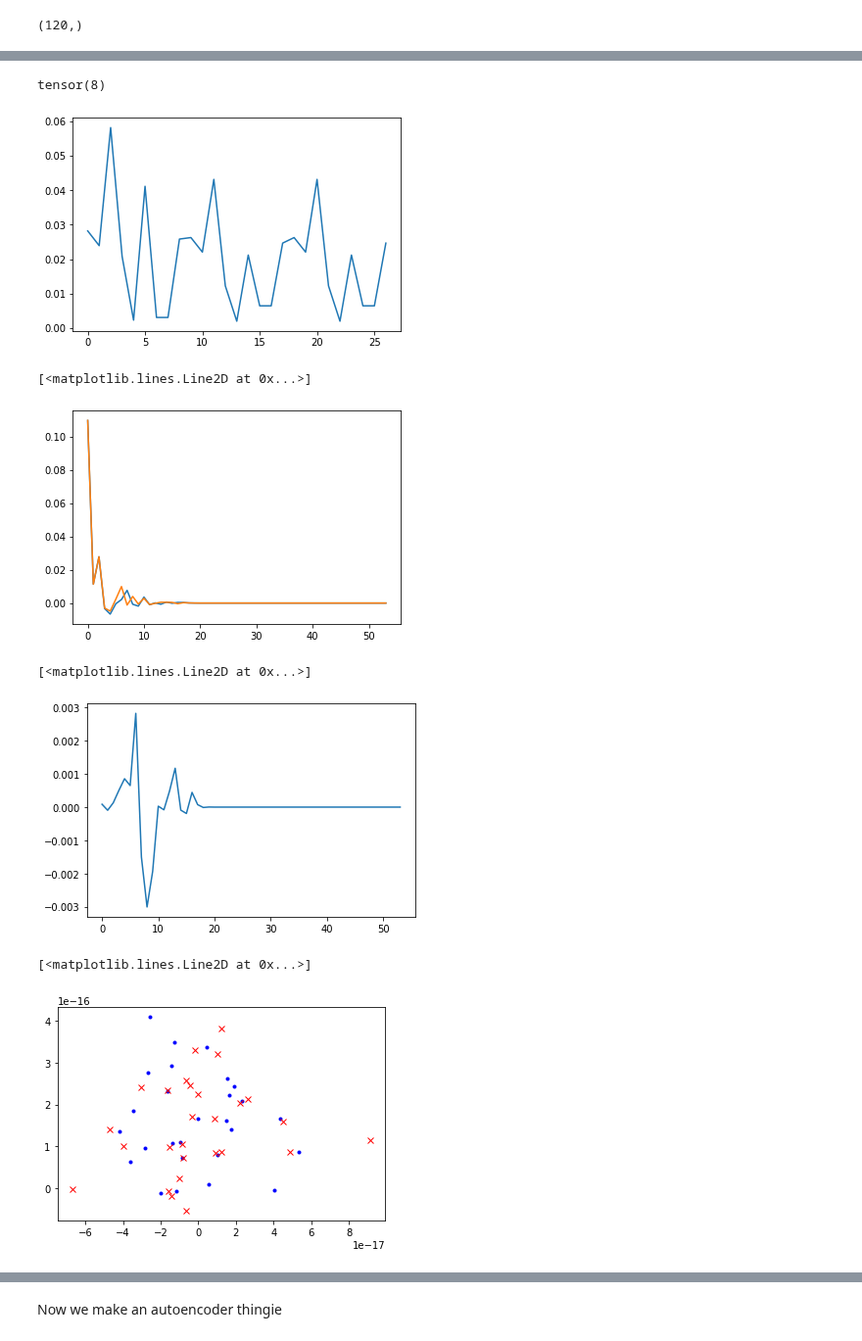
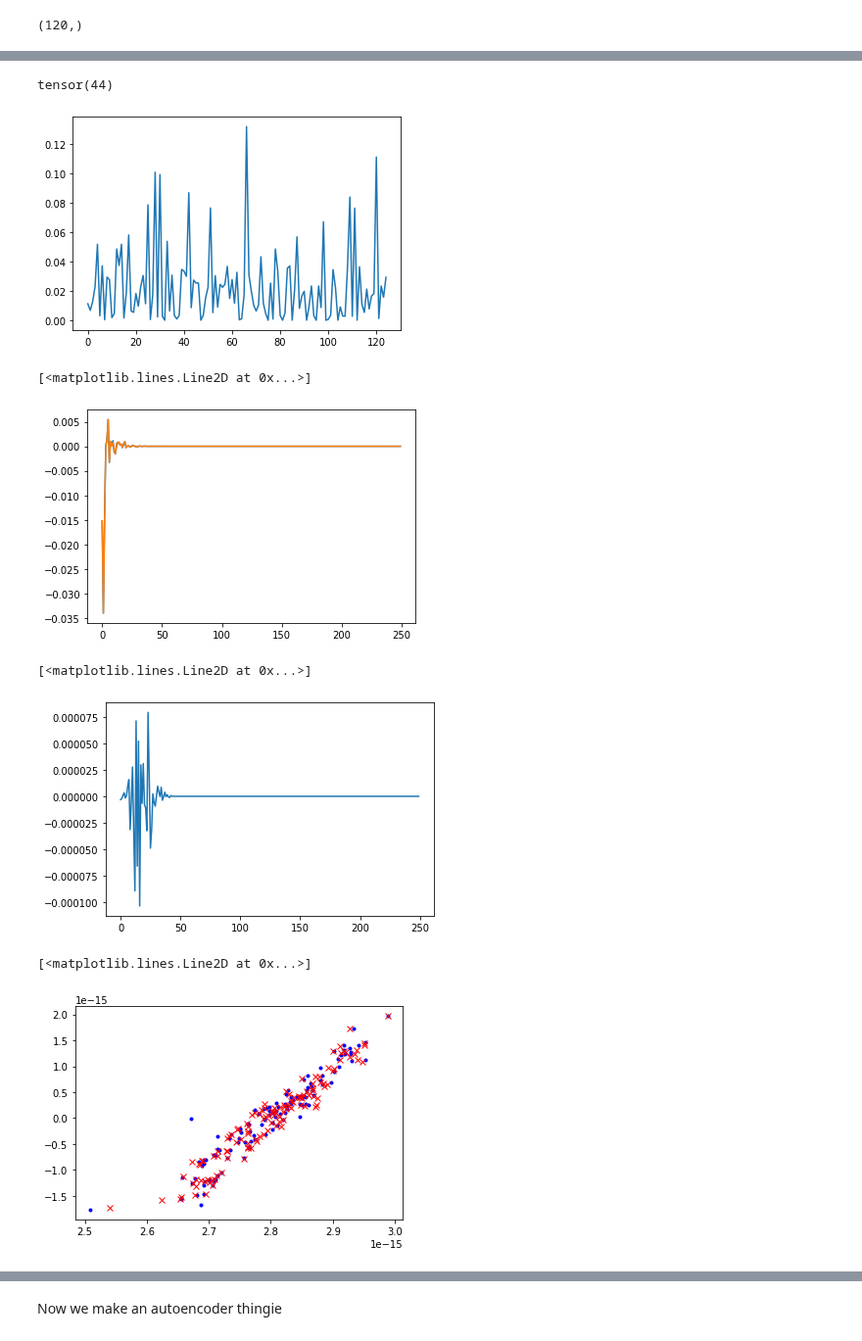
Before and after one commit to lab-cosmo/equistore-examples, a Jupyter notebook: three-center_feats.ipynb, the cells around one changed output, grey strips where cells are left out. Shown at 98% size. Saved outputs shown, nothing was run; the diff lists cells and outputs as text; code cells hidden in the pictures.

```diff
--- a/three-center_feats.ipynb
+++ b/three-center_feats.ipynb
@@ -32,11 +33,20 @@ from generate_bispectrum_structures import generate_nu3_degen_structs
 Generates a bunch of degenerate pairs - closer or farther from being actually symmetric
 # %%
 frames = []
-for psi in np.linspace(np.pi/3+np.pi/6, np.pi/3+np.pi*5/6, 3):
-    for dphi1 in np.linspace(np.pi*2/3 - 1.2, np.pi*2/3+0.4, 3):
-        for dphi2 in np.linspace(np.pi*2/3-0.7, np.pi*2/3+1.3, 3):
+for psi in np.linspace(np.pi/6, np.pi*5/6, 5):
+    for dphi1 in np.linspace(np.pi*2/3 - 1.2, np.pi*2/3+0.4, 5):
+        for dphi2 in np.linspace(np.pi*2/3-0.7, np.pi*2/3+1.3, 5):
             frames += generate_nu3_degen_structs(2, [0, dphi1, dphi1+dphi2],
                            psi, 1, np.sqrt(5), "Mg", "Mg", "Mg")
+# %%
+# shuffles keeping pairs together for easier analysis
+idx = np.asarray(range(len(frames)//2), dtype=int)
+np.random.shuffle(idx)
+nfr = []
+for i in idx:
+    nfr.append(frames[2*i])
+    nfr.append(frames[2*i+1])
+frames = nfr
 # %%
 cs = chemiscope.show(frames=frames, mode="structure", settings = {'structure': [{
    'axes': 'xyz',
@@ -51,3 +61,23 @@ StructureWidget(value='{"meta": {"name": " "}, "settings": {"structure": [{"axes
 for f in frames:
     f.cell = [100,100,100]
     f.positions += 50
+# %%
+hypers = {
+    "cutoff": 3.5,
+    "max_radial": 2,
+    "max_angular": 3,
+    "atomic_gaussian_width": 0.2,
+    "radial_basis": {"Gto": {}},
+    "cutoff_function": {"ShiftedCosine": {"width": 0.1}},
+    "center_atom_weight": 1.0,
+}
+calculator = SphericalExpansion(**hypers)
+rhoi = calculator.compute(frames)
+rhoi = rhoi.keys_to_properties(['species_neighbor'])
+rho1i = acdc_standardize_keys(rhoi)
+
+# selects only one environment
+rho1i = operations.slice(rho1i, samples=Labels(['center'],np.array([[0]], np.int32)) )
+norm = np.sqrt(np.sum([(b.values**2).sum(axis=(1,2)) for b in rho1i.blocks()],axis=0).mean())
+for b in rho1i.blocks():
+    b.values[:]/=norm
@@ -188,25 +286,25 @@ feats_nu4 = torch.tensor(PCA(n_components=min(raw.shape[0],raw.shape[-1])).fit_t
 plt.plot(np.sqrt(((feats_nu12345[::2]-feats_nu12345[1::2])**2).sum(axis=1))/np.sqrt(((feats_nu12345[::2]+feats_nu12345[1::2])**2).sum(axis=1)) )
 print(np.sqrt(((feats_nu12345[::2]-feats_nu12345[1::2])**2).sum(axis=1)).argmax())
 # %% [output]
-tensor(8)
+tensor(44)
-[figure, old version]
+[figure, new version]
 # %%
 plt.plot(feats_nu12345[4])
 plt.plot(feats_nu12345[5])
 # %% [output]
 [<matplotlib.lines.Line2D at 0x...>]
-[figure, old version]
+[figure, new version]
 # %%
 plt.plot(feats_nu12345[20]-feats_nu12345[21])
 # %% [output]
 [<matplotlib.lines.Line2D at 0x...>]
-[figure, old version]
+[figure, new version]
 # %%
-plt.plot(feats_nu123[::2,12], feats_nu123[::2,8], 'b.')
-plt.plot(feats_nu123[1::2,12], feats_nu123[1::2,8], 'rx')
+plt.plot(feats_nu123[::2,7], feats_nu123[::2,8], 'b.')
+plt.plot(feats_nu123[1::2,7], feats_nu123[1::2,8], 'rx')
 # %% [output]
 [<matplotlib.lines.Line2D at 0x...>]
-[figure, old version]
+[figure, new version]
 # %%
 plt.plot(feats_nu12345[::2,12], feats_nu12345[::2,13], 'b.')
 plt.plot(feats_nu12345[1::2,12], feats_nu12345[1::2,13], 'rx')
```
Also changed, not shown: parts of 42 cells of this notebook, 1 other file.
